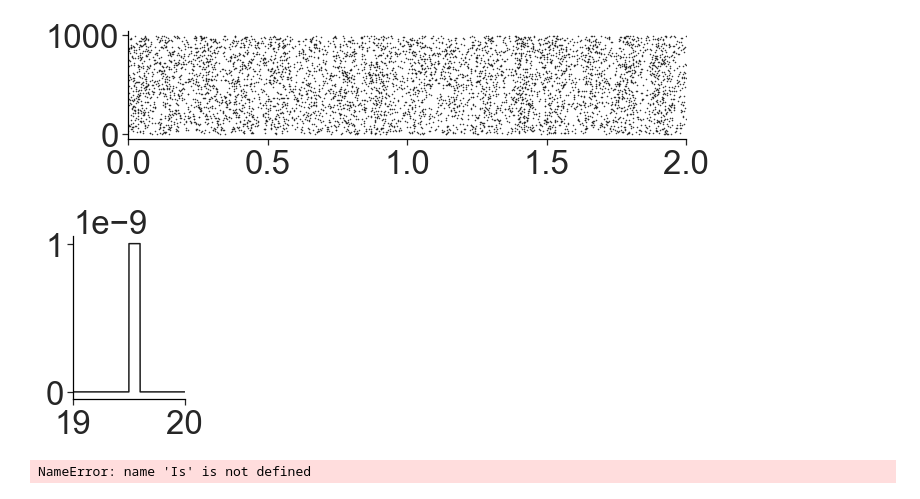
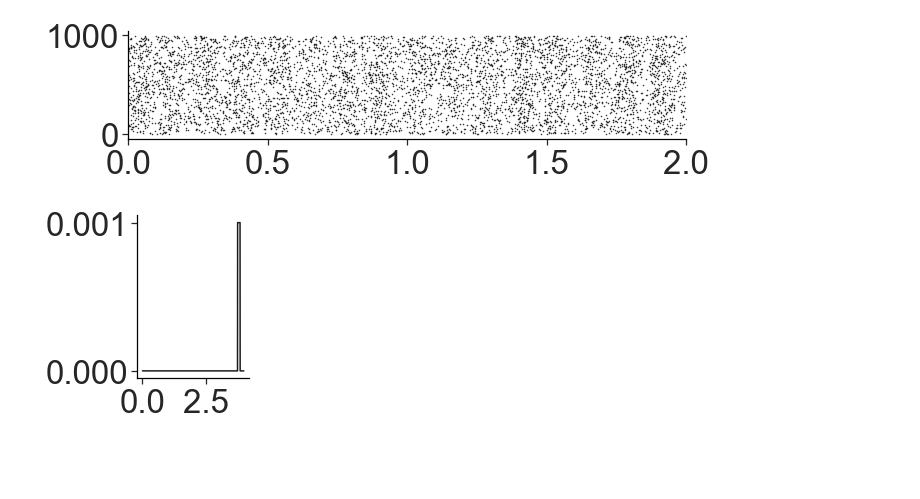
Before and after one commit to voytekresearch/resistingrhythm, a Jupyter notebook: resistingrhythm/ipynb/figure_FI.ipynb, the cells around one changed output. Saved outputs shown, nothing was run; the diff lists cells and outputs as text; code cells hidden in the pictures; blank space fills up the shorter version.

```diff
--- a/resistingrhythm/ipynb/figure_FI.ipynb
+++ b/resistingrhythm/ipynb/figure_FI.ipynb
@@ -61,20 +61,22 @@ sns.despine()
 [figure]
 # %%
 # Create square wave
-a = 1e-9
-t_pulse = 19.5
+a = 1e-3
+t_pulse = 3.75
 w_pulse = .1
+# t_pulse = 19.5
+# w_pulse = .1
 
-times = create_times((0, 20), dt=dt)
+times = create_times((0, time), dt=dt)
 Is = square_pulse(times, a, t_pulse, w_pulse, dt=dt, min_a=0)
 
 # -
 fig, ax = plt.subplots(1, sharex=True, figsize=(2, 3))
 _ = ax.plot(times, Is, color='k')
-_ = ax.set_xlim(19, 20.0)
+# _ = ax.set_xlim(19, 20.0)
 sns.despine()
 # %% [output]
-[figure, old version]
+[figure, new version]
 # %%
 # Run 1
 results_1 = HHH(
@@ -99,8 +101,6 @@ results_1 = HHH(
     time_step=dt,
     seed_value=42
 )
-# %% [output]
-NameError: name 'Is' is not defined
 # %%
 # Run 2
 results_2 = HHH(
```
Also changed, not shown: parts of 3 cells of this notebook.
